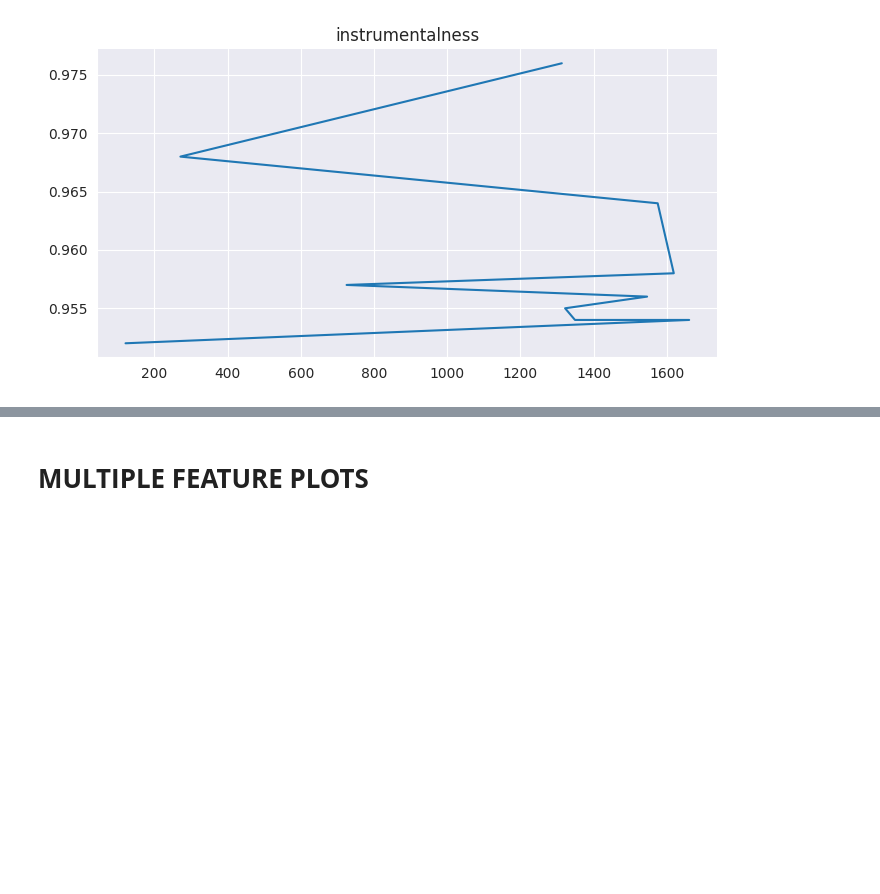
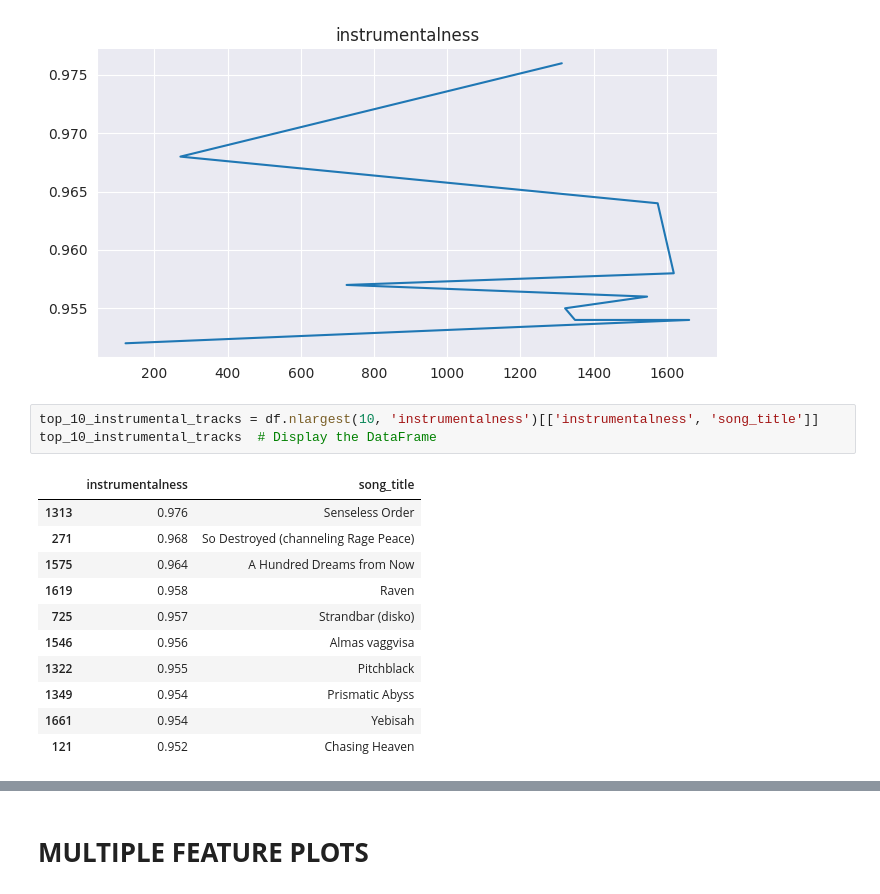
Before and after one commit to tashisharma0201/Spotify-EDA, a Jupyter notebook: Spotify_EDA.ipynb, the cells around one changed output, grey strips where cells are left out. Cells and saved outputs as stored; diff of their text form; blank space fills up the shorter version.

```diff
--- a/Spotify_EDA.ipynb
+++ b/Spotify_EDA.ipynb
@@ -223,4 +210,19 @@ top_10_instrumental_tracks['instrumentalness'].plot(kind='line', figsize=(8, 4),
 plt.gca().spines[['top', 'right']].set_visible(False)
 # %% [output]
 [figure]
+# %%
+top_10_instrumental_tracks = df.nlargest(10, 'instrumentalness')[['instrumentalness', 'song_title']]
+top_10_instrumental_tracks  # Display the DataFrame
+# %% [output]
+|  | instrumentalness | song_title |
+| 1313 | 0.976 | Senseless Order |
+| 271 | 0.968 | So Destroyed (channeling Rage Peace) |
+| 1575 | 0.964 | A Hundred Dreams from Now |
+| 1619 | 0.958 | Raven |
+| 725 | 0.957 | Strandbar (disko) |
+| 1546 | 0.956 | Almas vaggvisa |
+| 1322 | 0.955 | Pitchblack |
+| 1349 | 0.954 | Prismatic Abyss |
+| 1661 | 0.954 | Yebisah |
+| 121 | 0.952 | Chasing Heaven |
 # %%
```
Also changed, not shown: parts of 15 cells of this notebook.
